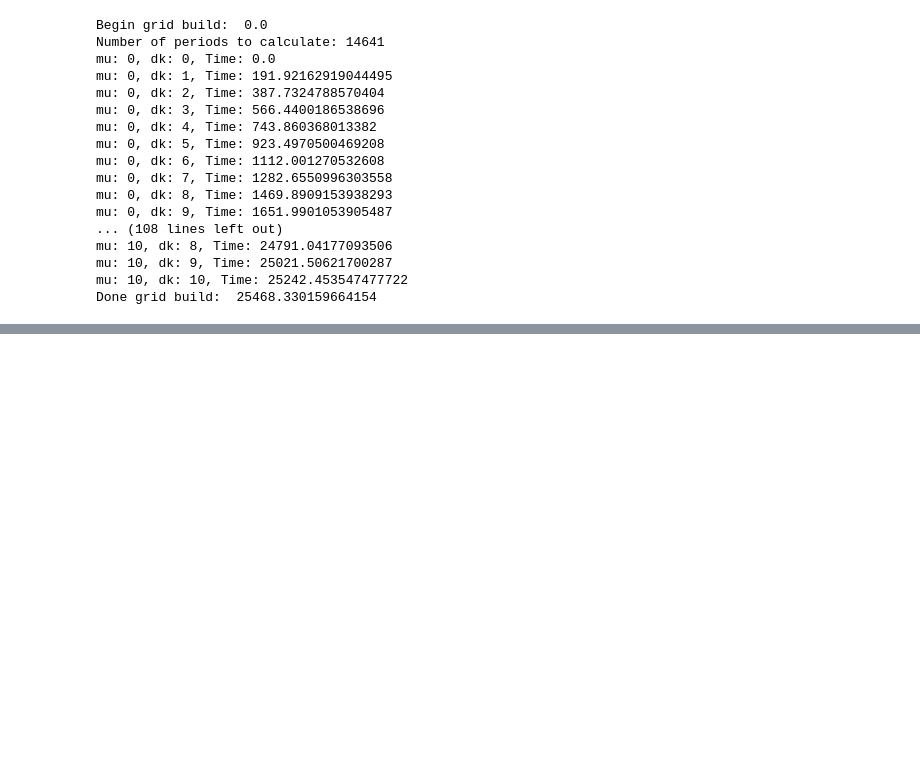
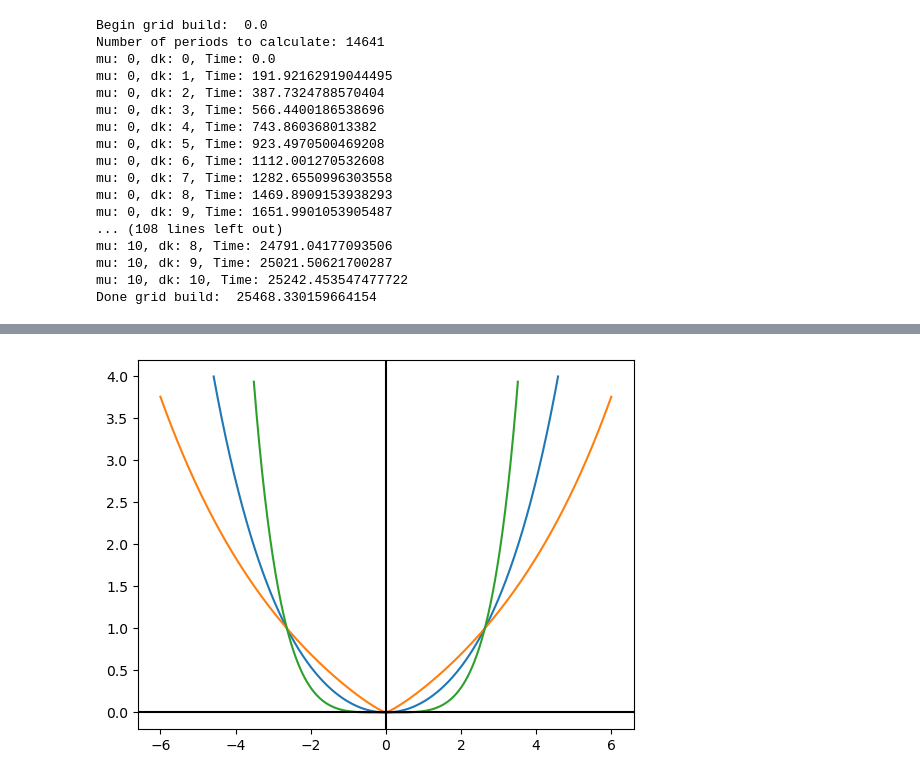
Before and after one commit to BethGould/2024-2025_Thesis, a Jupyter notebook: workspaceLR1.ipynb, the cells around one changed output, grey strips where cells are left out. Cells and saved outputs as stored; diff of their text form; code cells hidden in the pictures; blank space fills up the shorter version.

```diff
--- a/workspaceLR1.ipynb
+++ b/workspaceLR1.ipynb
@@ -61,0 +94,7 @@ file.close()
+# %%
+def f_sin_x(x, k = 1.0, x0=0.0, A=1.0, y0=0.0):
+    return A * np.sin(k * (x - x0)) + y0
+def f_cosh_x(x, k = 1.0, x0=0.0, A=1.0, y0=0.0):
+    return A * np.cosh(k * (x - x0)) + y0
+def f_tan_x(x, k = 1.0, x0=0.0, A=1.0, y0=0.0):
+    return A * np.tan(k * (x - x0)) + y0
@@ -61,0 +103,48 @@ file.close()
+# %%
+A = 1.0
+y0 = 0.0
+x0 = 0.0
+k = 1.0
+
+lim = 4
+
+xmin = -6
+xmax = 6
+n_points = 1000
+
+x_a = np.linspace(xmin, xmax, n_points)
+y_a = []
+
+#y_a.append(f_sin_x(x_a, k, x0, A, y0))
+y_a.append(f_cosh_x(x_a, k/2, x0, A, y0-1))
+#y_a.append(f_tan_x(x_a, k, x0, A, y0))
+y_a.append(y_a[0]**(0.6))
+y_a.append(y_a[0]**(2))
+
+#y_a.append(A * np.tanh(k * (x_a - x0)) + y0)
+#y_a.append(A * np.sinh(k * (x_a - x0)) + y0)
+#y_a.append(A * np.sin(k * (x_a - x0)) + y0)
+
+#y_a.append(A * np.sin(k * (x_a - x0)) + y0)
+#y_a.append(A * np.sin(k * (x_a - x0)) + y0)
+#y_a.append(A * np.sin(k * (x_a - x0)) + y0)
+#y_a.append(A * np.sin(k * (x_a - x0)) + y0)
+
+for jj in y_a:
+    for i, ii in enumerate(jj):
+        if ii > (lim * A): jj[i] = None
+        if ii < (-lim * A): jj[i] = None
+
+fig, ax = plt.subplots()
+
+for jj in y_a:
+    ax.plot(x_a, jj)
+#ax.plot(x_a, y_a[2])
+
+plt.axline((0,0), (1e-15,0), color='k')
+plt.axline((0,0), (0,1e-15), color='k')
+
+
+plt.show()
+# %% [output]
+[figure, added]
```
Also changed, not shown: parts of 12 cells of this notebook, 21 other files.
